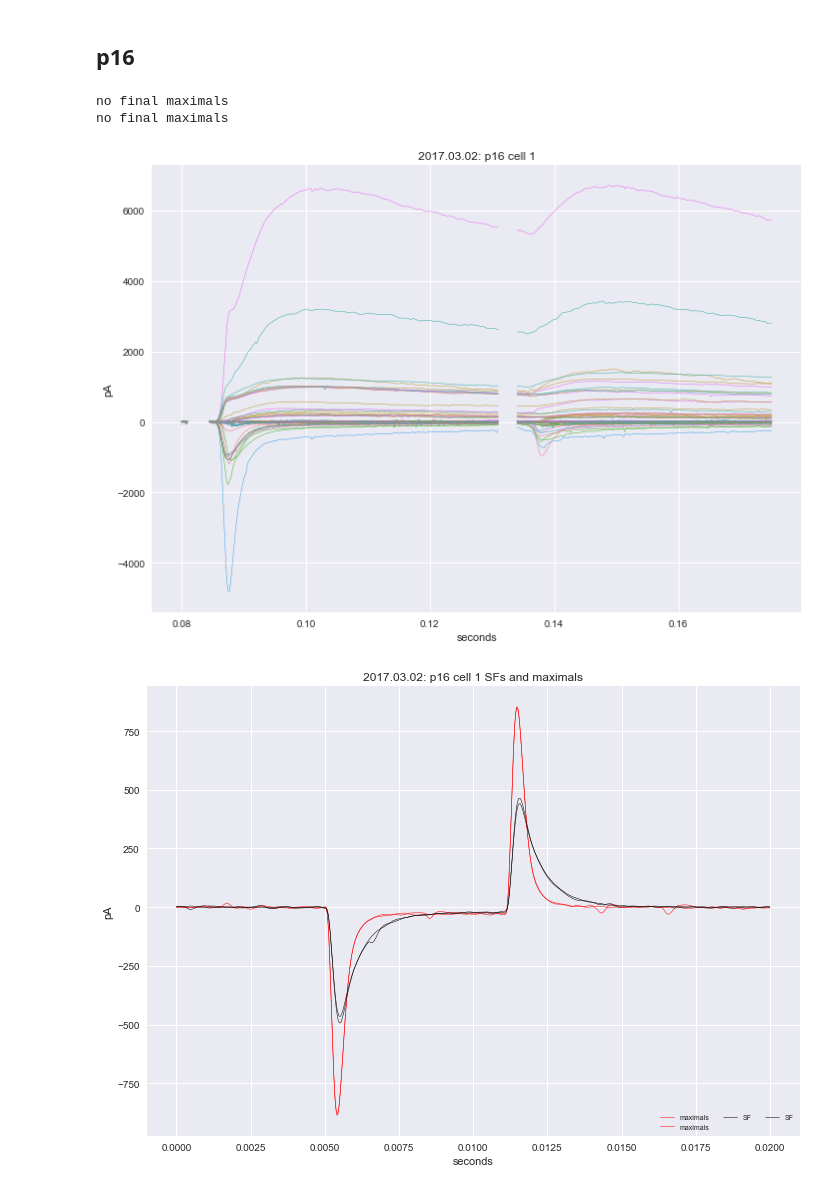
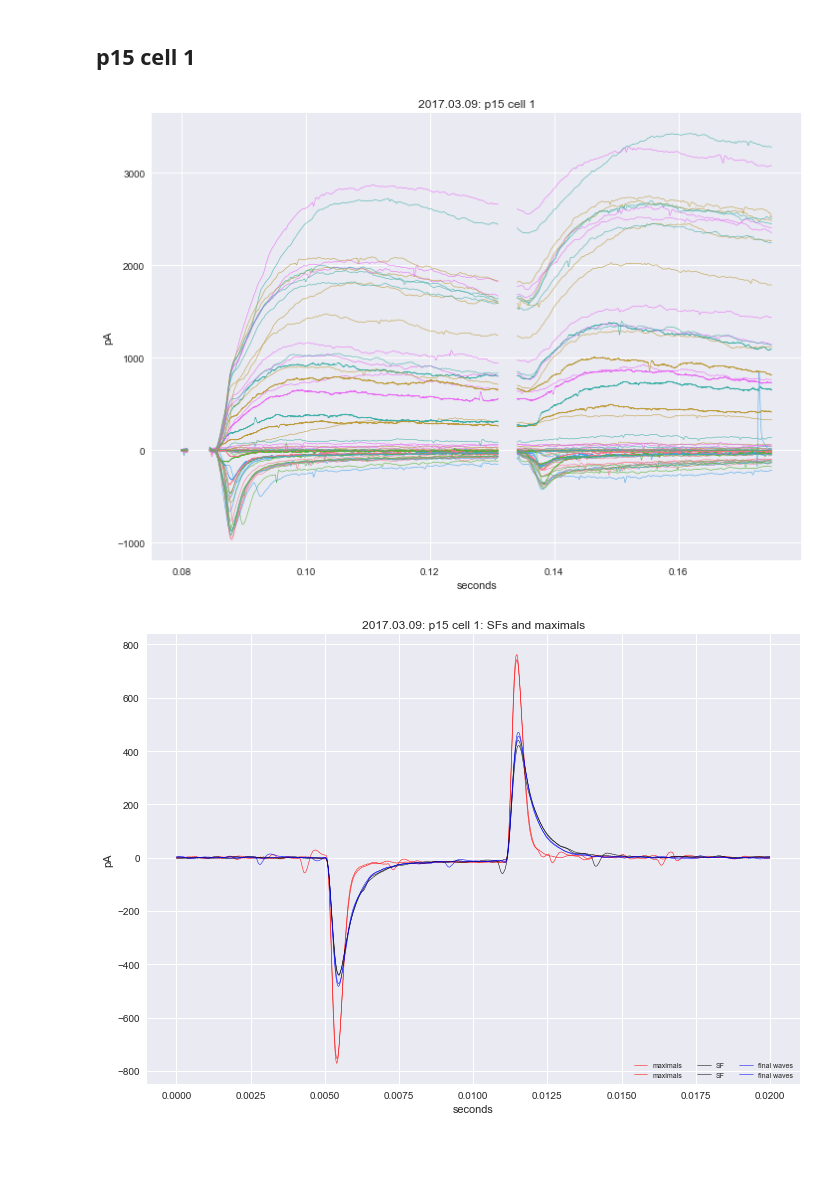
Before and after one commit to yuwie10/ephysAnalysis, a Jupyter notebook: plot_cells_template.ipynb, the cells around one changed output. Drawn from its saved outputs; the diff is of its cells as text; code cells hidden in the pictures; blank space fills up the shorter version.

Commit message:
today's cells

```diff
--- a/plot_cells_template.ipynb
+++ b/plot_cells_template.ipynb
@@ -57,22 +57,22 @@ def plot_full_experiment(file, excel, date, age, cell_num, smooth = False):
 
     ephys.plot_SF(both_stim, wave_info, date, age, cell_num)
 
+    ephys.plot_SiF(both_stim, wave_info, date, age, cell_num)
+
     ephys.plot_inhibitory(first_stim, wave_info, date, age, cell_num)
-# %% [markdown]
-## p16
+# %% [markdown]
+## p15 cell 1
 # %%
 #files
-file = '/Volumes/lab_data_2/2017.03.02.csv'
-excel = '/Volumes/lab_data_2/2017.03.02_Cell1.xlsx'
+file = '/Volumes/lab_data_2/2017.03.09.csv'
+excel = '/Volumes/lab_data_2/2017.03.09_Cell1.xlsx'
 
 #cell information
-date = '2017.03.02'
-age = 'p16'
+date = '2017.03.09'
+age = 'p15'
 cell_num = 1
 
 plot_full_experiment(file, excel, date, age, cell_num)
 # %% [output]
-no final maximals
-no final maximals
-[figure, old version]
+[figure, new version]
-[figure, old version]
+[figure, new version]
```
Also changed, not shown: parts of 5 cells of this notebook, 5 other files.
